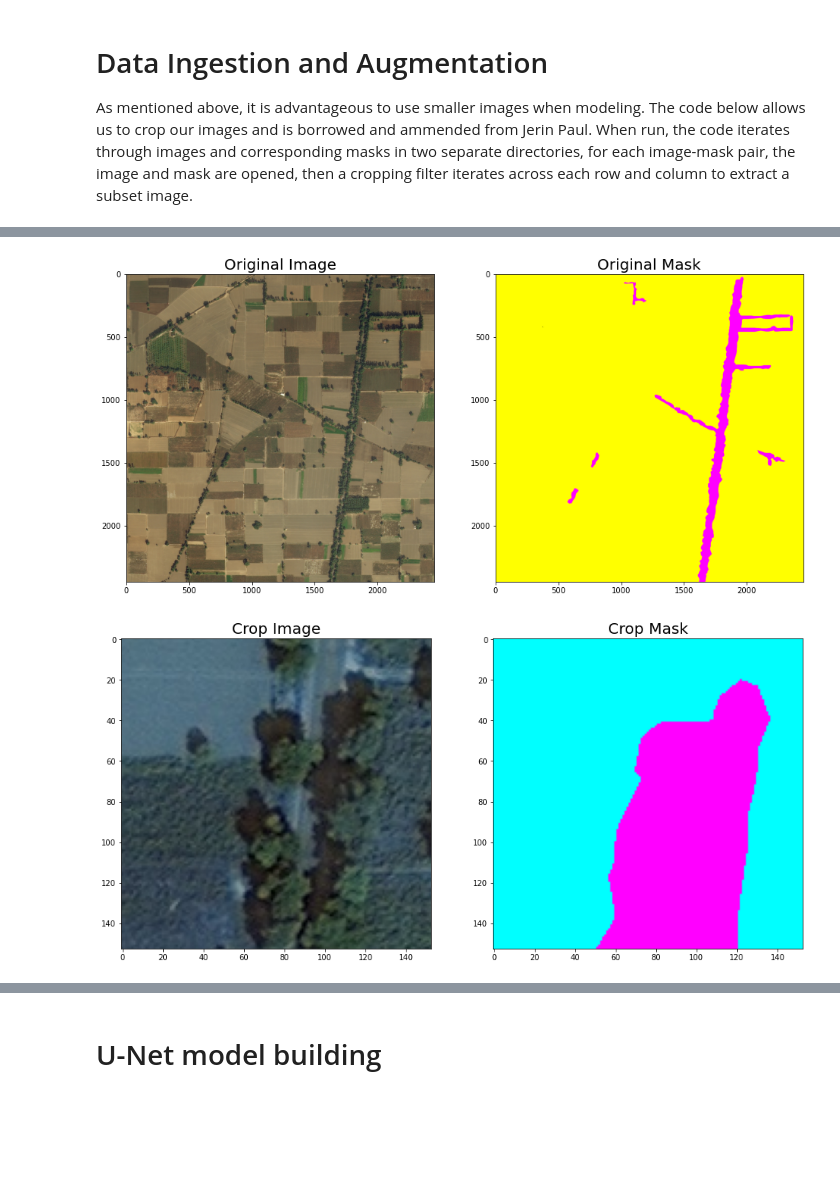
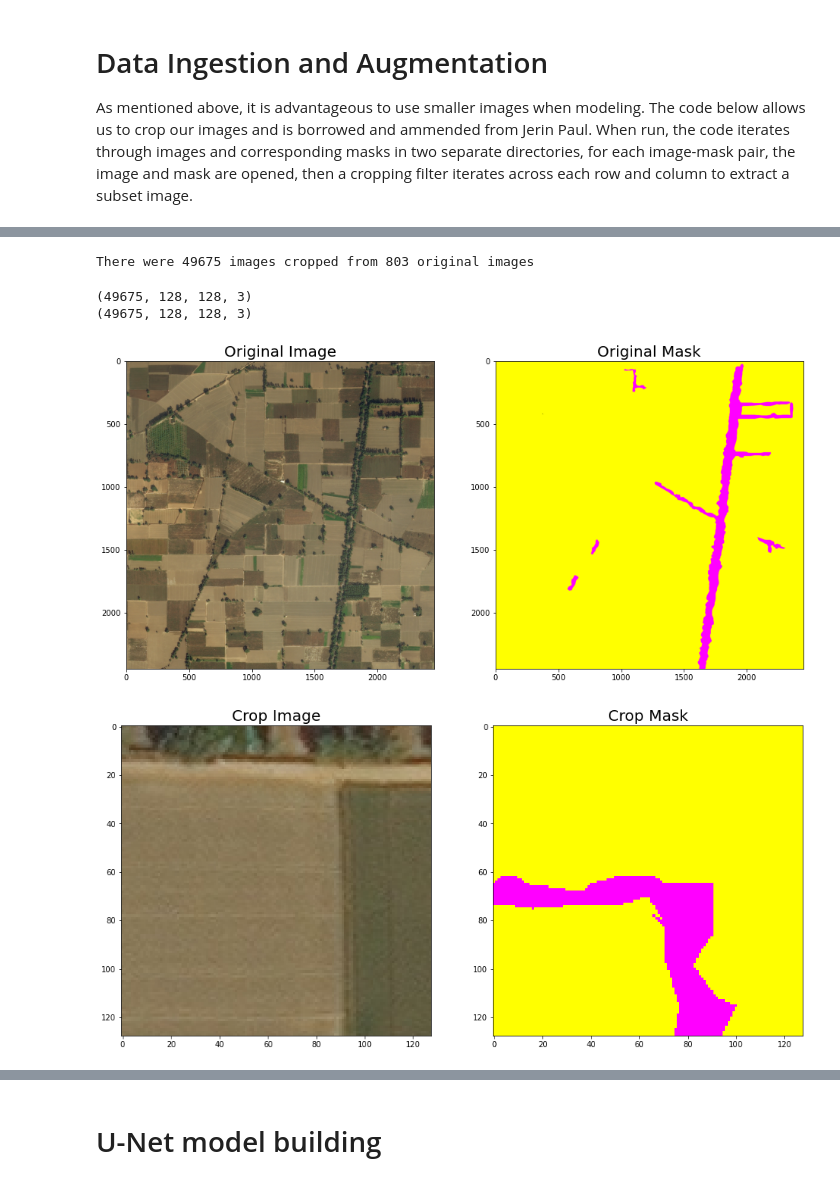
Before and after one commit to johnatawnclementawn/LandCoverSemanticSegmentation, a Jupyter notebook: landCov_semSeg.ipynb, the cells around one changed output, grey strips where cells are left out. Cells and saved outputs as stored; diff of their text form; code cells hidden in the pictures; blank space fills up the shorter version.

Commit message:
working towards unet implementation. checkpoint w/ Gianluca

```diff
--- a/landCov_semSeg.ipynb
+++ b/landCov_semSeg.ipynb
@@ -222,10 +233,12 @@ numPixels = np.asarray(img).shape
 print('Number of pixels in each image: {}'.format(numPixels))
 
 # Initialize arrays for cropped sat images and masks
-# We will crop each image down to sections of 153 x 153 x 3, which produces 256 cropped images per original sat image.
+# First we will need to trim the 2448 x 2448 image to 2048 x 2048 image so that it can be used with U-net
+# which needs to have images with sizes divisible by 32
+# We will then crop each image down to sections of 128 x 128 x 3, which produces 256 cropped images per original sat image.
 # If you want to change the size of the cropped image, change the denominator for cropimg width / height below
-cropImg_height = int(numPixels[0] / 16)
-cropImg_width = int(numPixels[1] / 16)
+cropImg_height = int((numPixels[0]-400) / 16) # 2048 / 16 = 153
+cropImg_width = int((numPixels[1]-400) / 16) # 2048 / 16 = 153
 
 
 X = np.zeros([(numSatImg * 256), cropImg_height, cropImg_width, numPixels[2]], dtype='uint8')
@@ -244,6 +262,7 @@ Xrows = np.asarray(metadata['sat_image_path'])
 yrows = np.asarray(metadata['mask_path'])
 
 
+# Step 0: Trim images from 2448x2448 to 2048x24048 to make the image size divisible by 32 for Unet purposes
 # Step 1: Iterate through image & corresponding mask paths and read images into memory
 # Step 2: iterate through original img matrix and crop to predefined crop height & width
 # Step 3: Save cropped matrix to working dataset
@@ -254,6 +273,9 @@ for i in range(0, len(Xrows)):
   img = np.asarray(cv2.imread(Xrows[i]))
   mask = np.asarray(cv2.imread(yrows[i]))
 
+  # Trim image to [2048,2048,3] by trimming extra 200px off from the border
+  img = np.array(img[200:2248, 200:2248, :])
+
   # Iterate through each row
   for r in range(0, img.shape[0], cropImg_height):
     # Iterate through each column
@@ -262,6 +284,7 @@ for i in range(0, len(Xrows)):
       # Slice mask by cropping window first
       # That way we can check if if we're going to use the image or not
       newMask = np.array(mask[r:r+cropImg_height, c:c+cropImg_width, :])
+      newMask = cv2.cvtColor(newMask, cv2.COLOR_BGR2RGB)
 
       # Convert mask to grayscale to find distribution of classes
       grayMask = cv2.cvtColor(newMask, cv2.COLOR_BGR2GRAY)
@@ -276,22 +299,38 @@ for i in range(0, len(Xrows)):
 
       # Crop image if we make it past the majority class checker
       newImg = np.array(img[r:r+cropImg_height, c:c+cropImg_width, :])
+      newImg = cv2.cvtColor(newImg, cv2.COLOR_BGR2RGB)
 
       X[cropImgIdx,:] = newImg
       y[cropImgIdx,:] = newMask
 
       cropImgIdx += 1
+
+print('There were {} images cropped from {} original images'.format((cropImgIdx-1), numSatImg))
+# %% [output]
+There were 49675 images cropped from 803 original images
+# %%
+cropImgIdx -= 1
+# %%
+X = X[0:cropImgIdx, :,:,:]
+y = y[0:cropImgIdx, :,:,:]
+# %%
+print(X.shape)
+print(y.shape)
+# %% [output]
+(49675, 128, 128, 3)
+(49675, 128, 128, 3)
 # %%
 ogImg = Xrows[0]
 ogmask = yrows[0]
-cropImg = X[2]
-cropMsk = y[2]
+cropImg = X[0]
+cropMsk = y[0]
 
 visualize(original_Image = ogImg, original_Mask = ogmask)
 visualize(crop_Image = cropImg, crop_Mask = cropMsk)
 # %% [output]
 [figure]
-[figure, old version]
+[figure, new version]
 # %%
 ## Check that values are reading correctly
 # print("original Image:")
```
Also changed, not shown: parts of 18 cells of this notebook.
